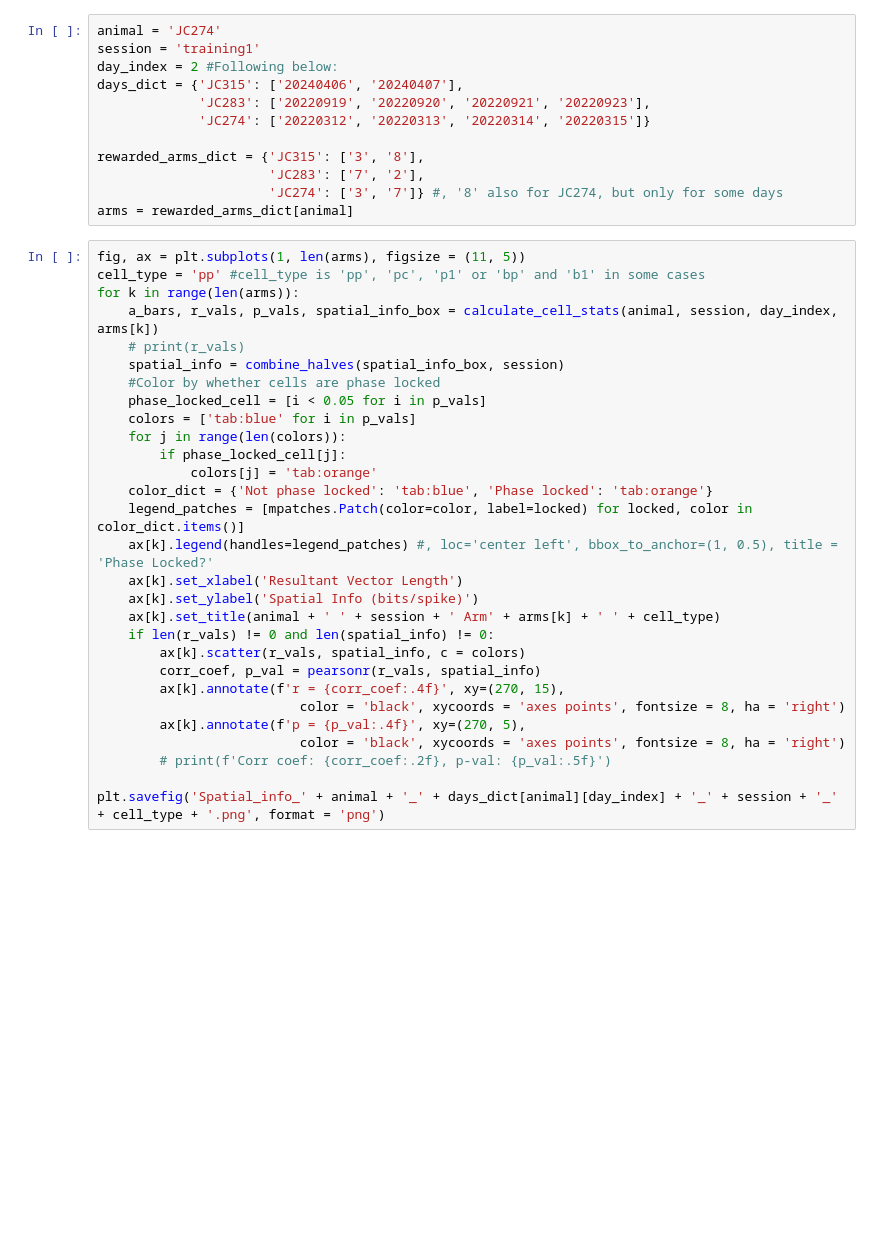
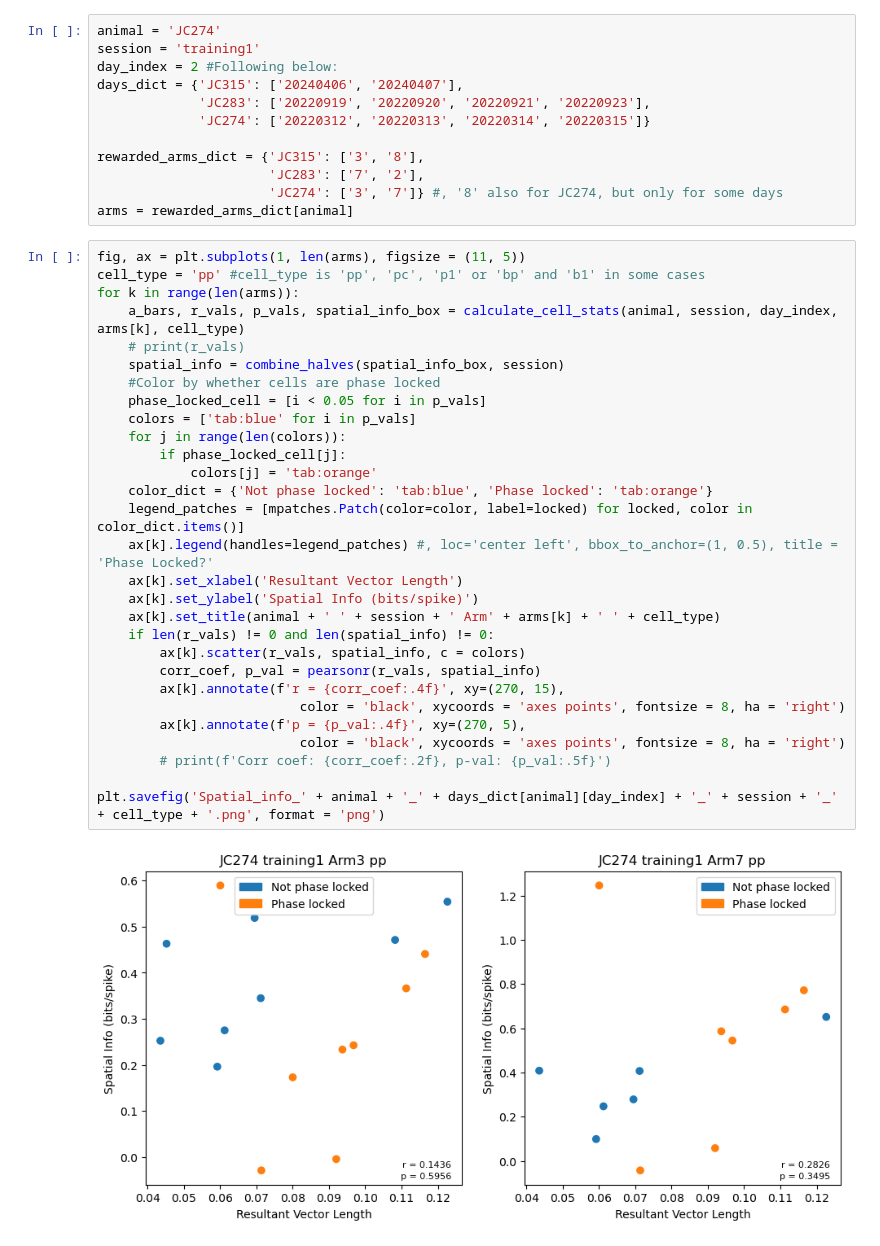
Before and after one commit to acumpelik/mPFC-analysis, a Jupyter notebook: spatial_info.ipynb, the cells around one changed output. Saved outputs shown, nothing was run; the diff lists cells and outputs as text; blank space fills up the shorter version.

Commit message:
got Lizzy's spatial information code to work on one session

```diff
--- a/spatial_info.ipynb
+++ b/spatial_info.ipynb
@@ -46,29 +46,31 @@ arms = rewarded_arms_dict[animal]
 # %%
 fig, ax = plt.subplots(1, len(arms), figsize = (11, 5))
 cell_type = 'pp' #cell_type is 'pp', 'pc', 'p1' or 'bp' and 'b1' in some cases
 for k in range(len(arms)):
-    a_bars, r_vals, p_vals, spatial_info_box = calculate_cell_stats(animal, session, day_index, arms[k])
+    a_bars, r_vals, p_vals, spatial_info_box = calculate_cell_stats(animal, session, day_index, arms[k], cell_type)
     # print(r_vals)
     spatial_info = combine_halves(spatial_info_box, session)
     #Color by whether cells are phase locked
     phase_locked_cell = [i < 0.05 for i in p_vals]
     colors = ['tab:blue' for i in p_vals]
     for j in range(len(colors)):
         if phase_locked_cell[j]:
             colors[j] = 'tab:orange'
     color_dict = {'Not phase locked': 'tab:blue', 'Phase locked': 'tab:orange'}
     legend_patches = [mpatches.Patch(color=color, label=locked) for locked, color in color_dict.items()]
     ax[k].legend(handles=legend_patches) #, loc='center left', bbox_to_anchor=(1, 0.5), title = 'Phase Locked?'
     ax[k].set_xlabel('Resultant Vector Length')
     ax[k].set_ylabel('Spatial Info (bits/spike)')
     ax[k].set_title(animal + ' ' + session + ' Arm' + arms[k] + ' ' + cell_type)
     if len(r_vals) != 0 and len(spatial_info) != 0:
         ax[k].scatter(r_vals, spatial_info, c = colors)
         corr_coef, p_val = pearsonr(r_vals, spatial_info)
         ax[k].annotate(f'r = {corr_coef:.4f}', xy=(270, 15),
                           color = 'black', xycoords = 'axes points', fontsize = 8, ha = 'right')
         ax[k].annotate(f'p = {p_val:.4f}', xy=(270, 5),
                           color = 'black', xycoords = 'axes points', fontsize = 8, ha = 'right')
         # print(f'Corr coef: {corr_coef:.2f}, p-val: {p_val:.5f}')
 
 plt.savefig('Spatial_info_' + animal + '_' + days_dict[animal][day_index] + '_' + session + '_' + cell_type + '.png', format = 'png')
+# %% [output]
+[figure, added]
```
Also changed, not shown: 4 other files.
